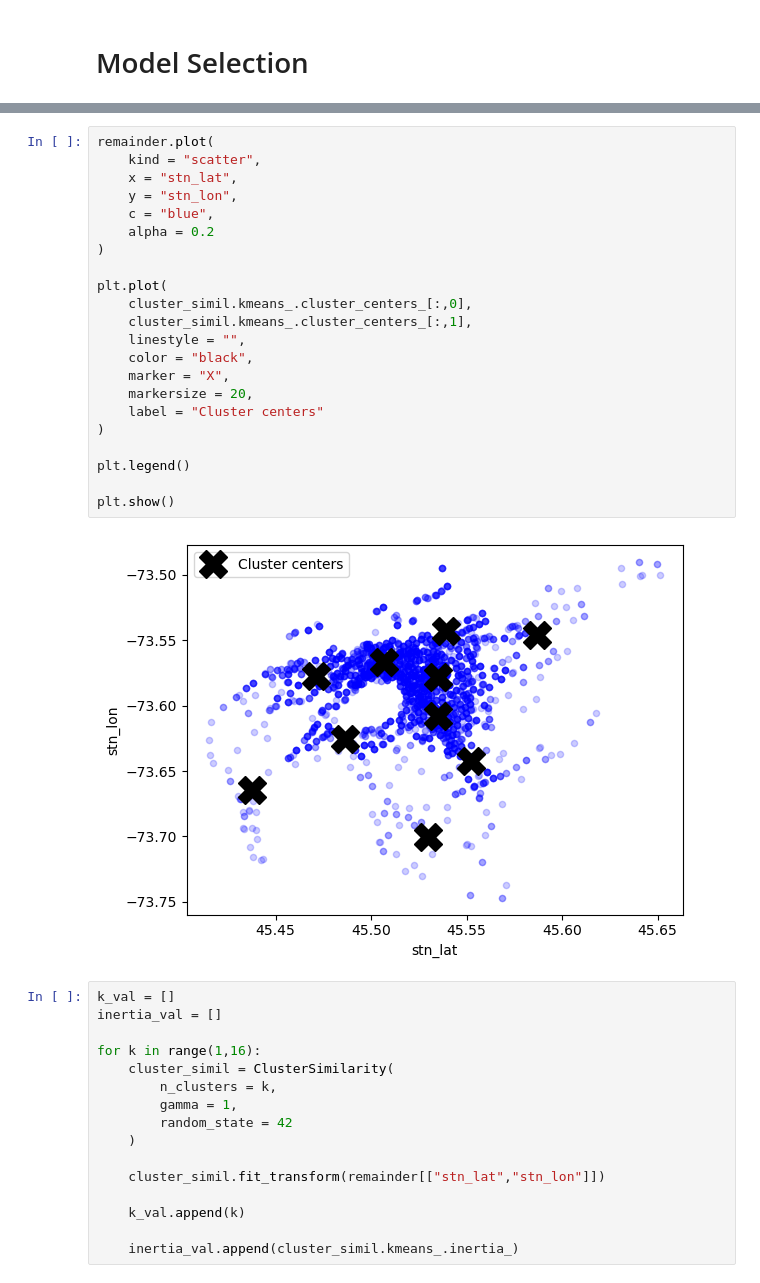
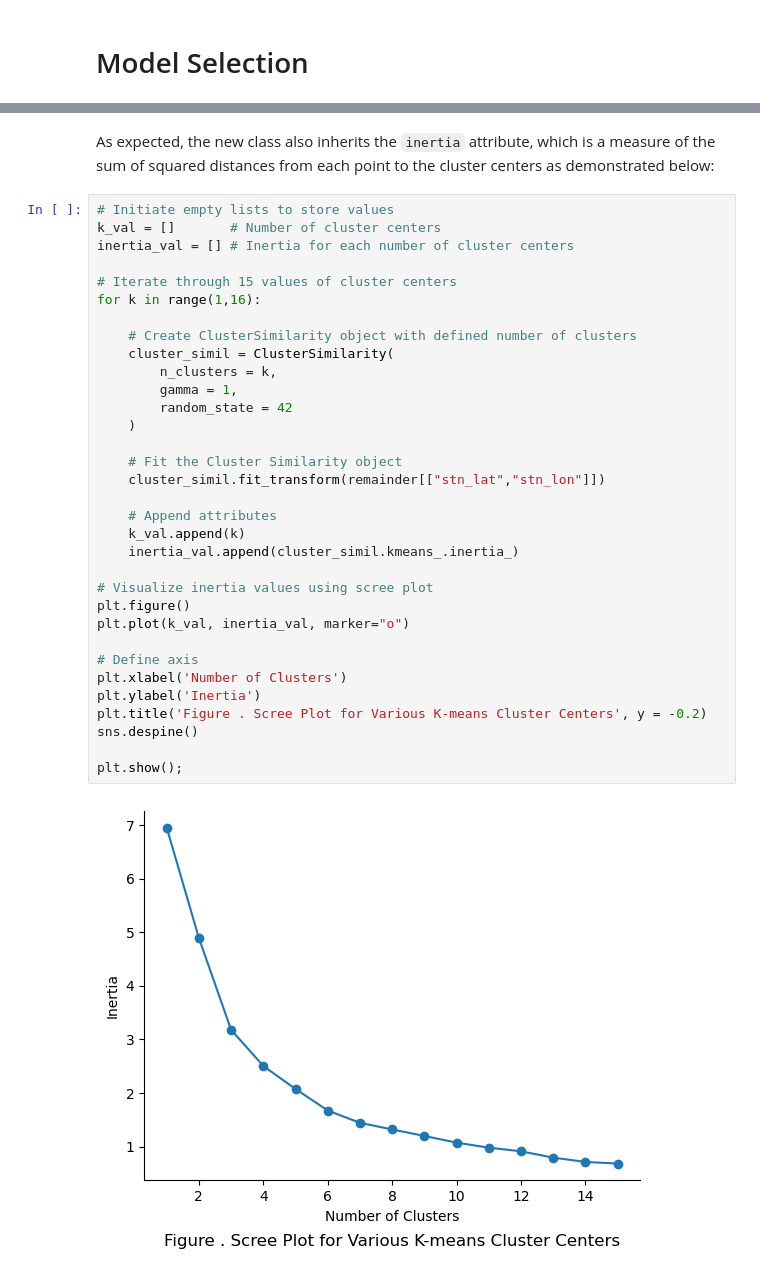
Before and after one commit to andrewyewcy/velocipede, a Jupyter notebook: 21_notebooks/030_modelling_with_location.ipynb, the cells around one changed output, grey strips where cells are left out. Saved outputs shown, nothing was run; the diff lists cells and outputs as text.

```diff
--- a/21_notebooks/030_modelling_with_location.ipynb
+++ b/21_notebooks/030_modelling_with_location.ipynb
@@ -564,40 +604,37 @@ array([[1.  , 0.99, 1.  , 0.99, 0.98, 1.  , 1.  , 0.99, 1.  , 1.  ],
-# %%
-remainder.plot(
-    kind = "scatter",
-    x = "stn_lat",
-    y = "stn_lon",
-    c = "blue",
-    alpha = 0.2
-)
-
-plt.plot(
-    cluster_simil.kmeans_.cluster_centers_[:,0],
-    cluster_simil.kmeans_.cluster_centers_[:,1],
-    linestyle = "",
-    color = "black",
-    marker = "X",
-    markersize = 20,
-    label = "Cluster centers"
-)
-
-plt.legend()
-
-plt.show()
-# %% [output]
-[figure, removed]
+# %% [markdown]
+As expected, the new class also inherits the `inertia` attribute, which is a measure of the sum of squared distances from each point to the cluster centers as demonstrated below:
 # %%
-k_val = []
-inertia_val = []
+# Initiate empty lists to store values
+k_val = []       # Number of cluster centers
+inertia_val = [] # Inertia for each number of cluster centers
 
+# Iterate through 15 values of cluster centers
 for k in range(1,16):
+
+    # Create ClusterSimilarity object with defined number of clusters
     cluster_simil = ClusterSimilarity(
         n_clusters = k,
         gamma = 1,
         random_state = 42
     )
 
+    # Fit the Cluster Similarity object
     cluster_simil.fit_transform(remainder[["stn_lat","stn_lon"]])
 
+    # Append attributes
     k_val.append(k)
+    inertia_val.append(cluster_simil.kmeans_.inertia_)
 
-    inertia_val.append(cluster_simil.kmeans_.inertia_)
+# Visualize inertia values using scree plot
+plt.figure()
+plt.plot(k_val, inertia_val, marker="o")
+
+# Define axis
+plt.xlabel('Number of Clusters')
+plt.ylabel('Inertia')
+plt.title('Figure . Scree Plot for Various K-means Cluster Centers', y = -0.2)
+sns.despine()
+
+plt.show();
+# %% [output]
+[figure, added]
```
Also changed, not shown: parts of 67 cells of this notebook.
